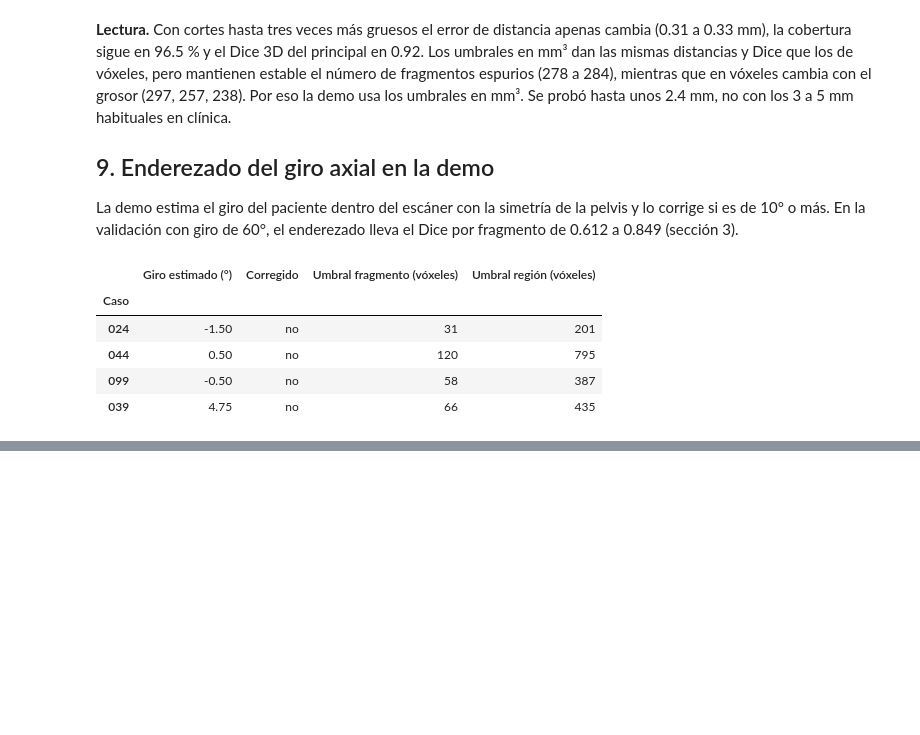
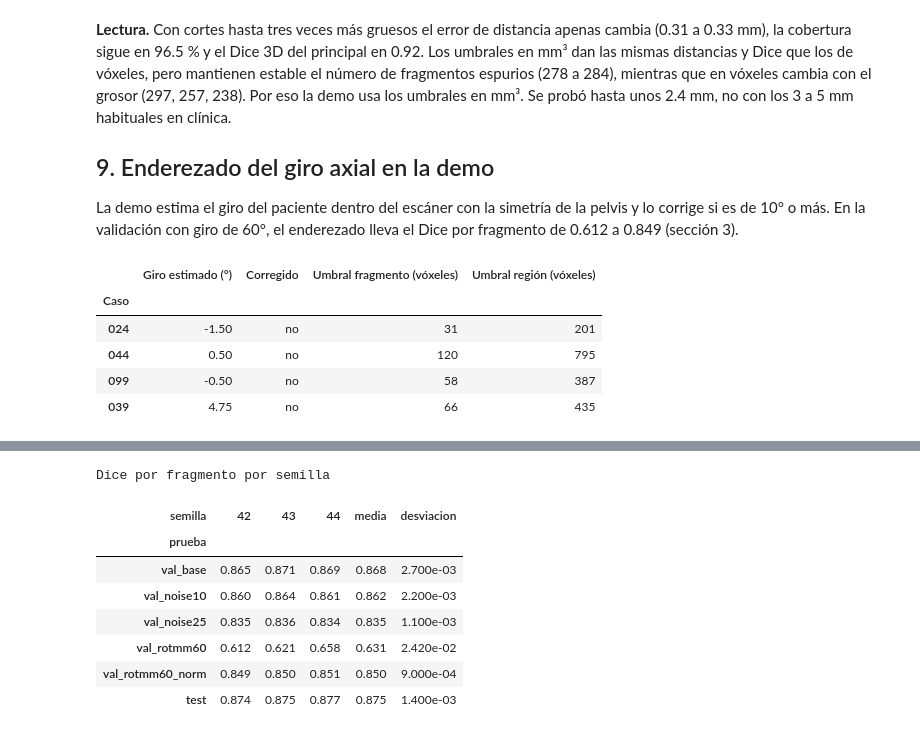
Before and after one commit to pengwin-analitica-2026/proyecto2-analitica-datos, a Jupyter notebook: notebooks/11_modelo_h8.ipynb, the cells around one changed output, grey strips where cells are left out. Cells and saved outputs as stored; diff of their text form; code cells hidden in the pictures; blank space fills up the shorter version.

```diff
--- a/notebooks/11_modelo_h8.ipynb
+++ b/notebooks/11_modelo_h8.ipynb
@@ -528,0 +535,17 @@ pd.DataFrame(filas).set_index("Caso")
+# %%
+semillas = pd.read_csv(ROOT / "outputs/h8/semillas/tabla_semillas_h8.csv", dtype={"semilla": str})
+dice = semillas.pivot(index="prueba", columns="semilla", values="instance_dice_matched")
+orden_pruebas = ["val_base", "val_noise10", "val_noise25", "val_rotmm60", "val_rotmm60_norm", "test"]
+dice = dice.loc[orden_pruebas, ["42", "43", "44", "media", "desviacion"]]
+print("Dice por fragmento por semilla")
+dice
+# %% [output]
+Dice por fragmento por semilla
+| semilla | 42 | 43 | 44 | media | desviacion |
+| prueba |  |  |  |  |  |
+| val_base | 0.865 | 0.871 | 0.869 | 0.868 | 2.700e-03 |
+| val_noise10 | 0.860 | 0.864 | 0.861 | 0.862 | 2.200e-03 |
+| val_noise25 | 0.835 | 0.836 | 0.834 | 0.835 | 1.100e-03 |
+| val_rotmm60 | 0.612 | 0.621 | 0.658 | 0.631 | 2.420e-02 |
+| val_rotmm60_norm | 0.849 | 0.850 | 0.851 | 0.850 | 9.000e-04 |
+| test | 0.874 | 0.875 | 0.877 | 0.875 | 1.400e-03 |
```
Also changed, not shown: parts of 4 cells of this notebook, 28 other files.
